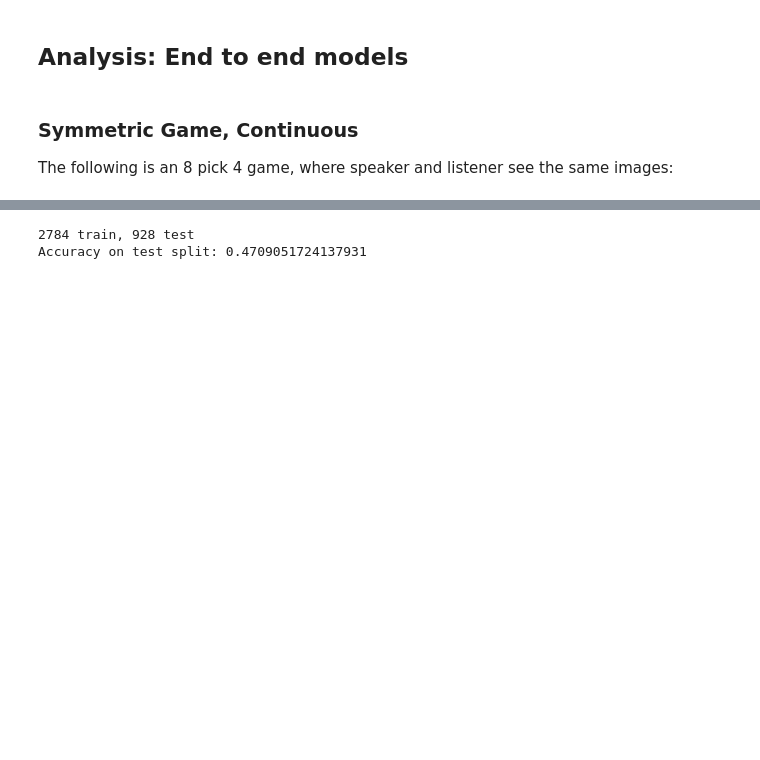
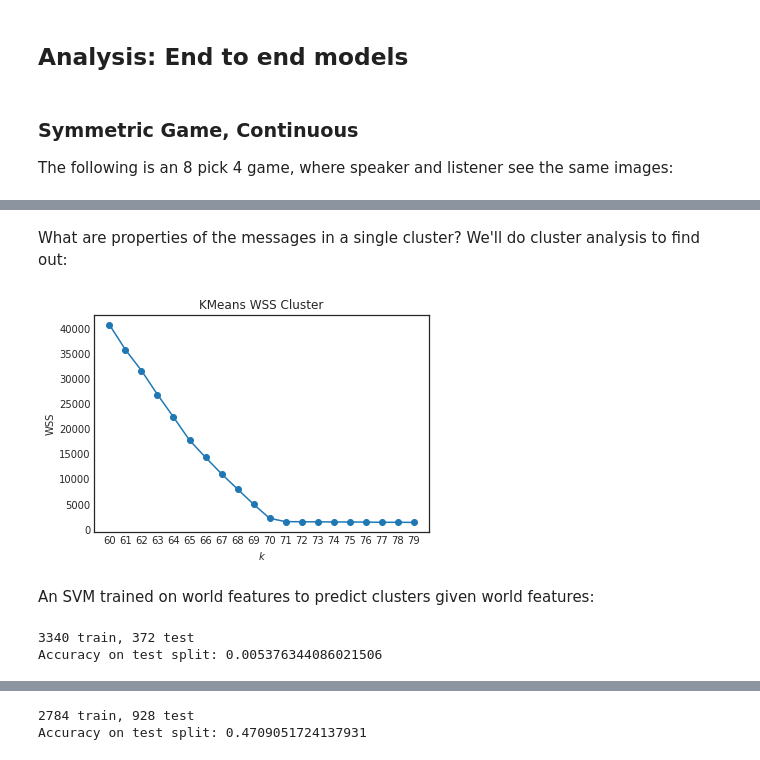
Before and after one commit to jayelm/rnn-syn, a Jupyter notebook: rnn-syn.ipynb, the cells around one changed output, grey strips where cells are left out. Cells and saved outputs as stored; diff of their text form; code cells hidden in the pictures; blank space fills up the shorter version.

```diff
--- a/rnn-syn.ipynb
+++ b/rnn-syn.ipynb
@@ -156,0 +196,6 @@ Exact accuracy: 1.0
+# %% [markdown]
+What are properties of the messages in a single cluster? We'll do cluster analysis to find out:
+# %%
+kmeans_scree(msgs)
+# %% [output]
+[figure, added]
@@ -156,0 +204,9 @@ Exact accuracy: 1.0
+# %% [markdown]
+An SVM trained on world features to predict clusters given world features:
+# %%
+clf, X_train, y_train, X_test, y_test = classify(msgs,
+         ['relation', 'relation_dir', 'target_shape', 'target_color', 'distractor_shape', 'distractor_color'],
+         'cluster', model=sklearn.svm.SVC)
+# %% [output]
+3340 train, 372 test
+Accuracy on test split: 0.005376344086021506
```
Also changed, not shown: parts of 14 cells of this notebook.
